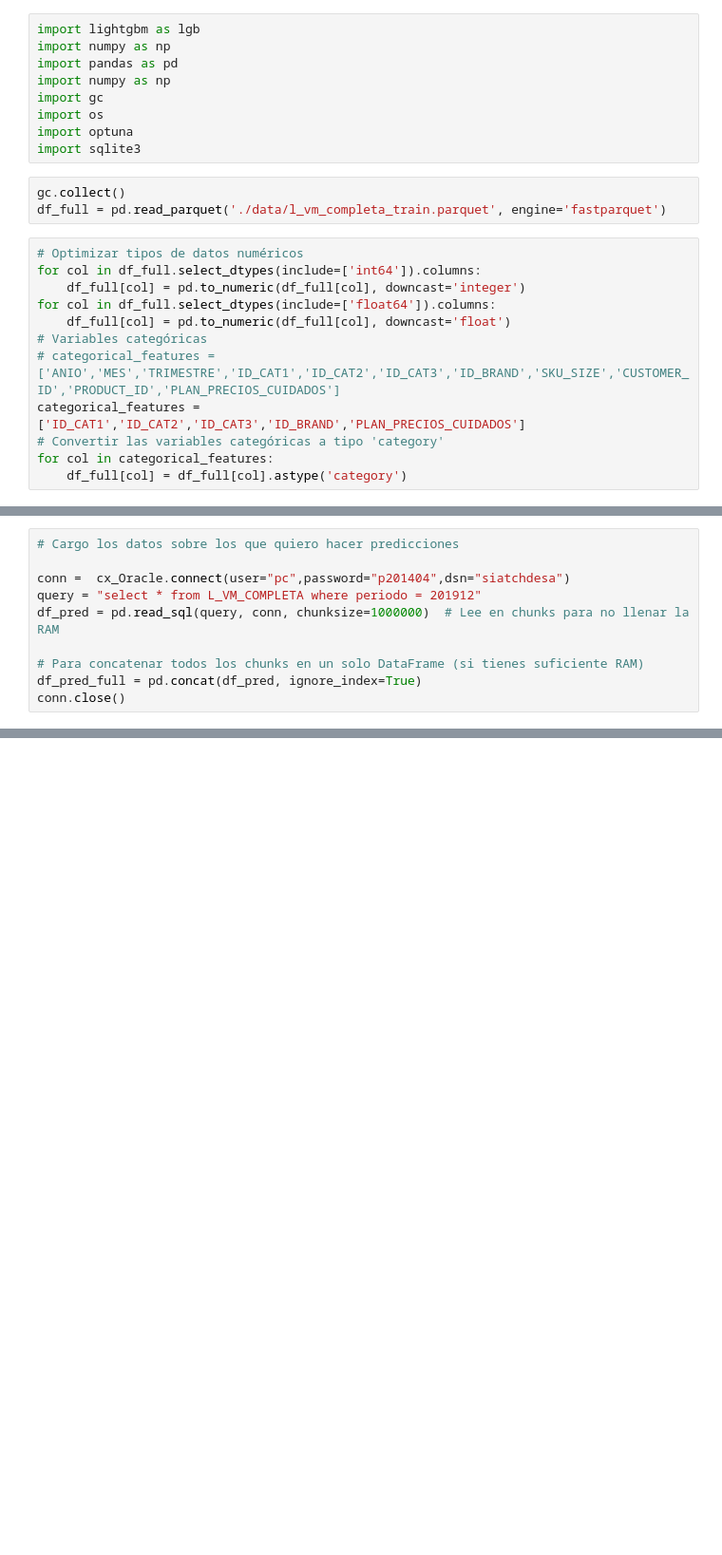
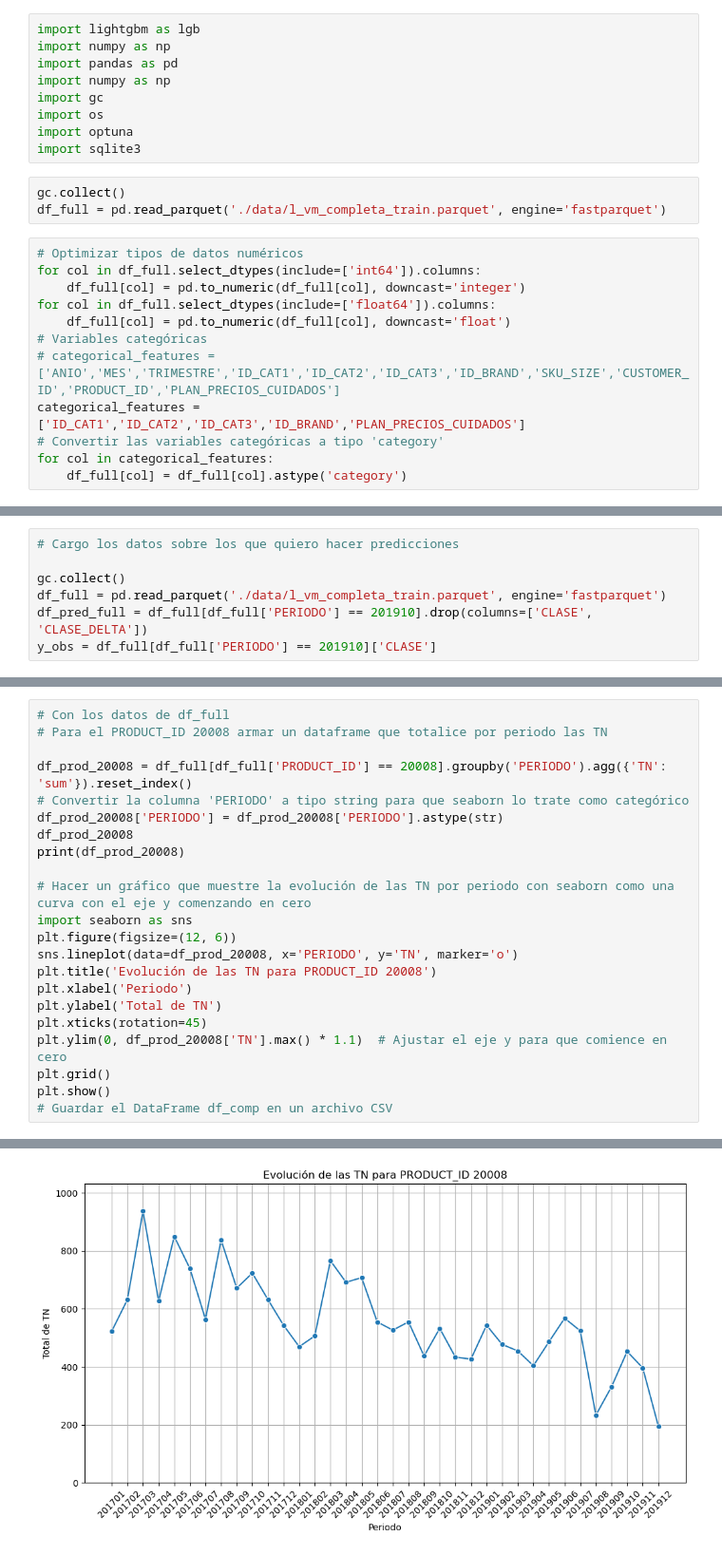
Before and after one commit to plcablinski/labo3-2025v, a Jupyter notebook: train_parquet_lgbm_clasificación_prediccion.ipynb, the cells around one changed output, grey strips where cells are left out. Shown at 95% size. Saved outputs shown, nothing was run; the diff lists cells and outputs as text; blank space fills up the shorter version.

Commit message:
Agrega gráficos de análisis

```diff
--- a/train_parquet_lgbm_clasificación_prediccion.ipynb
+++ b/train_parquet_lgbm_clasificación_prediccion.ipynb
@@ -243,13 +219,10 @@ df_dif_customer.sort_values(by='DIF', ascending=False).head(50)
 # %%
 # Cargo los datos sobre los que quiero hacer predicciones
 
-conn =  cx_Oracle.connect(user="pc",password="p201404",dsn="siatchdesa")
-query = "select * from L_VM_COMPLETA where periodo = 201912"
-df_pred = pd.read_sql(query, conn, chunksize=1000000)  # Lee en chunks para no llenar la RAM
-
-# Para concatenar todos los chunks en un solo DataFrame (si tienes suficiente RAM)
-df_pred_full = pd.concat(df_pred, ignore_index=True)
-conn.close()
+gc.collect()
+df_full = pd.read_parquet('./data/l_vm_completa_train.parquet', engine='fastparquet')
+df_pred_full = df_full[df_full['PERIODO'] == 201910].drop(columns=['CLASE', 'CLASE_DELTA'])
+y_obs = df_full[df_full['PERIODO'] == 201910]['CLASE']
 # %%
 # Convertir las variables categóricas a tipo 'category'
 for col in categorical_features:
@@ -271,0 +266,23 @@ print(f"Número de filas: {df_pred_full.shape[0]}, Número de columnas: {df_pred
+# %%
+# Con los datos de df_full
+# Para el PRODUCT_ID 20008 armar un dataframe que totalice por periodo las TN
+
+df_prod_20008 = df_full[df_full['PRODUCT_ID'] == 20008].groupby('PERIODO').agg({'TN': 'sum'}).reset_index()
+# Convertir la columna 'PERIODO' a tipo string para que seaborn lo trate como categórico
+df_prod_20008['PERIODO'] = df_prod_20008['PERIODO'].astype(str)
+df_prod_20008
+print(df_prod_20008)
+
+# Hacer un gráfico que muestre la evolución de las TN por periodo con seaborn como una curva con el eje y comenzando en cero
+import seaborn as sns
+plt.figure(figsize=(12, 6))
+sns.lineplot(data=df_prod_20008, x='PERIODO', y='TN', marker='o')
+plt.title('Evolución de las TN para PRODUCT_ID 20008')
+plt.xlabel('Periodo')
+plt.ylabel('Total de TN')
+plt.xticks(rotation=45)
+plt.ylim(0, df_prod_20008['TN'].max() * 1.1)  # Ajustar el eje y para que comience en cero
+plt.grid()
+plt.show()
+# Guardar el DataFrame df_comp en un archivo CSV
+# %% [output]
@@ -271,0 +306 @@ print(f"Número de filas: {df_pred_full.shape[0]}, Número de columnas: {df_pred
+[figure, added]
```
Also changed, not shown: parts of 18 cells of this notebook, 2 other files.
